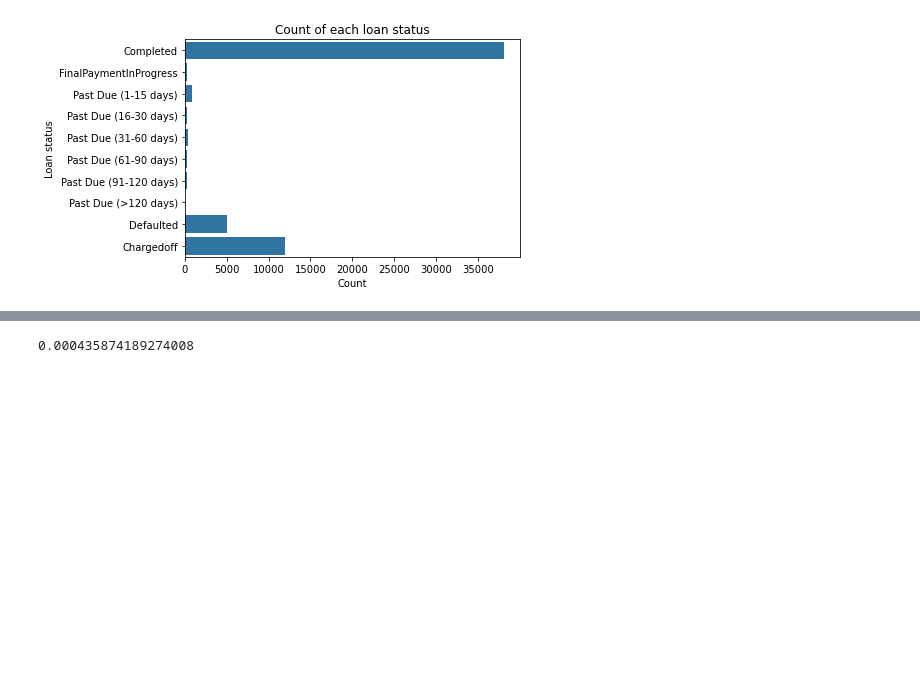
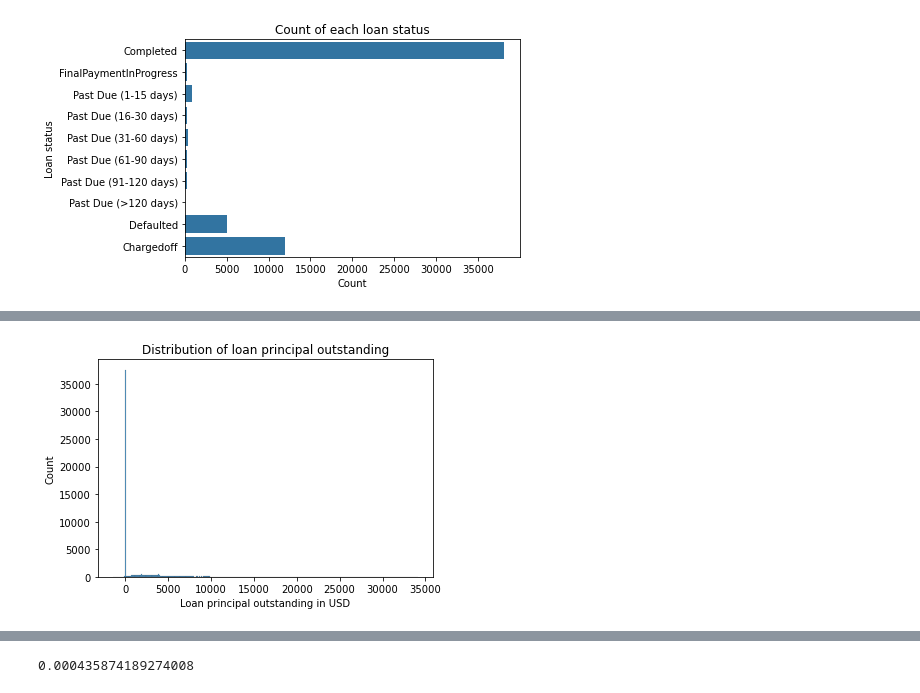
Before and after one commit to cnikoro/prosper_loan_eda, a Jupyter notebook: Part_I_exploration_template.ipynb, the cells around one changed output, grey strips where cells are left out. Saved outputs shown, nothing was run; the diff lists cells and outputs as text; code cells hidden in the pictures; blank space fills up the shorter version.

```diff
--- a/Part_I_exploration_template.ipynb
+++ b/Part_I_exploration_template.ipynb
@@ -99,0 +108,6 @@ loans.ProsperScore = loans.ProsperScore.astype(create_category_type(categories=r
+# %%
+# replacing missing Employment status records with "Not available"
+
+loans.EmploymentStatus.fillna("Not available", inplace=True)
+
+loans.EmploymentStatus.value_counts(dropna=False)
@@ -281,0 +400,15 @@ The distribution of the stated monthly income is slightly right-skewed with a co
+# %%
+# we will create a new column LoanPrincipalOutstanding
+
+loan_sub_data['LoanPrincipalOutstanding'] = loan_sub_data.LoanOriginalAmount - loan_sub_data.LP_CustomerPrincipalPayments
+
+# We can now check out its distribution
+sns.histplot(data=loan_sub_data, x='LoanPrincipalOutstanding',
+            bins=get_bin_counts(loan_sub_data.LoanPrincipalOutstanding))
+
+plt.xlabel('Loan principal outstanding in USD')
+plt.title('Distribution of loan principal outstanding')
+
+plt.show();
+# %% [output]
+[figure, added]
```
Also changed, not shown: parts of 51 cells of this notebook.
